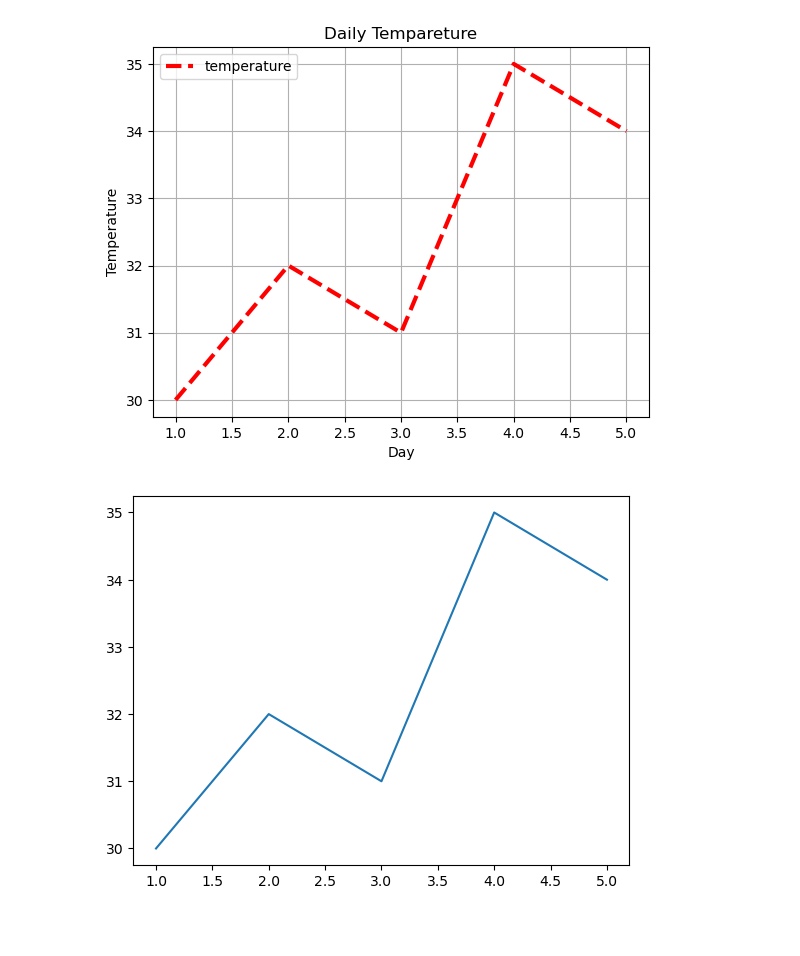
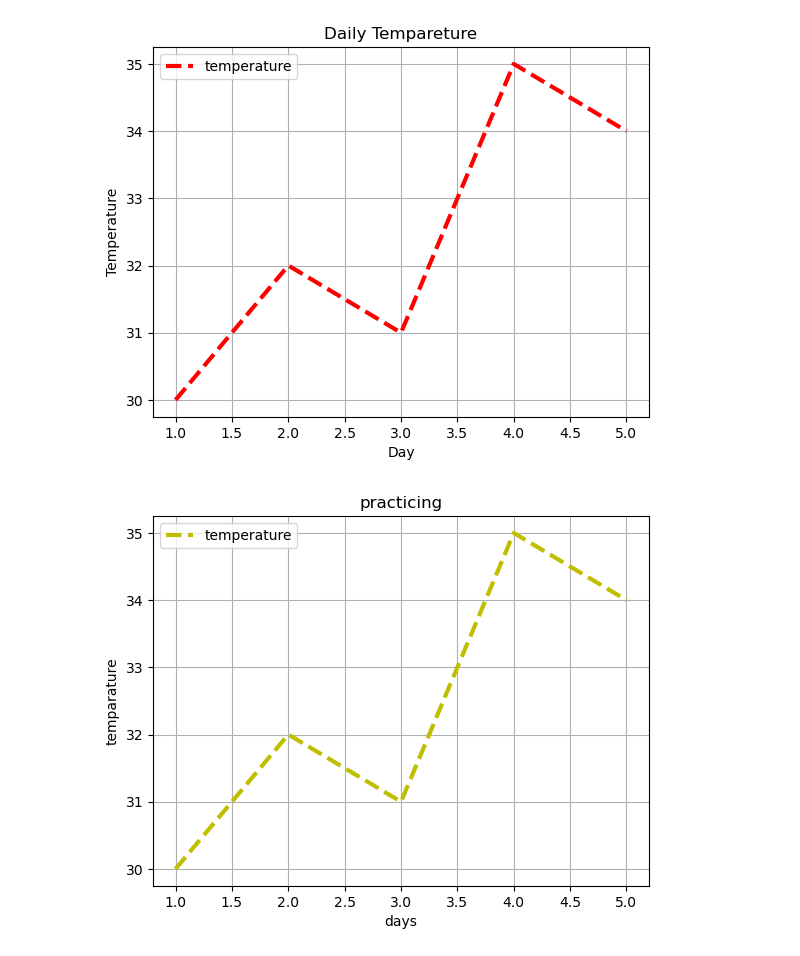
Before and after one commit to shripada-mahato/Matplotlib, a Jupyter notebook: operation.ipynb, the cells around one changed output. Saved outputs shown, nothing was run; the diff lists cells and outputs as text; code cells hidden in the pictures; blank space fills up the shorter version.

```diff
--- a/operation.ipynb
+++ b/operation.ipynb
@@ -124,11 +124,21 @@ plt.show()
 # %%
 import matplotlib.pyplot as plt
 days = [1, 2, 3, 4, 5]
 temperature = [30, 32, 31, 35, 34]
 plt.plot(
-    days,temperature
+    days,
+    temperature,
+    label = 'temperature',
+    color='y',
+    linestyle='--',
+    linewidth='3',
+
 )
-
+plt.title("practicing")
+plt.xlabel('days')
+plt.ylabel('temparature')
+plt.grid()
+plt.legend()
 plt.show()
 # %% [output]
-[figure, old version]
+[figure, new version]
```
Also changed, not shown: parts of 4 cells of this notebook.
